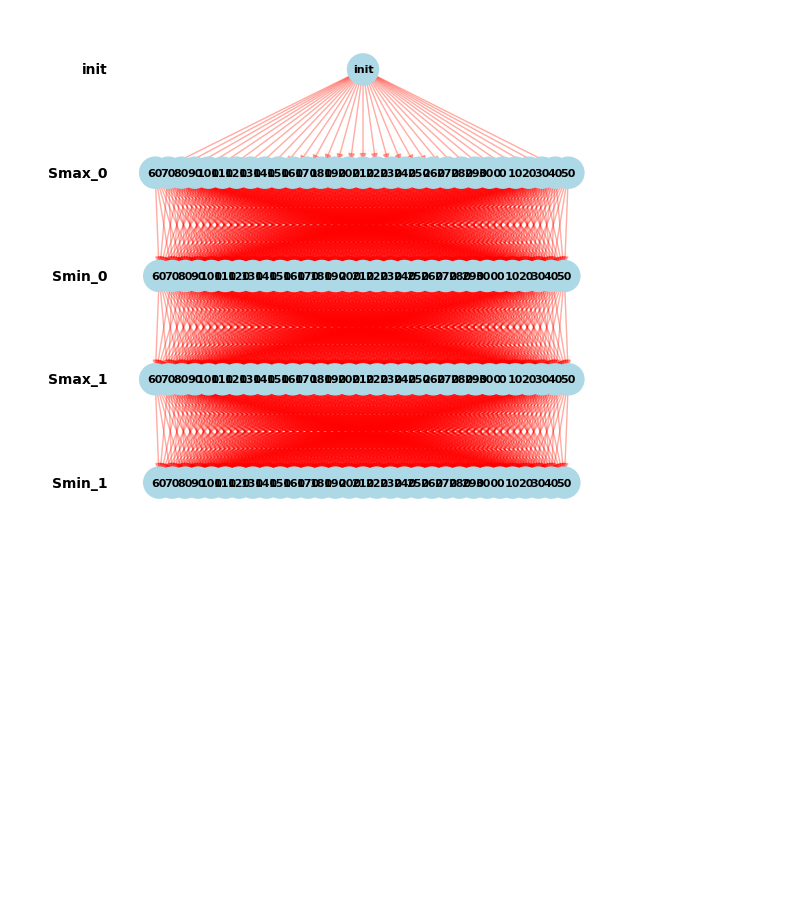
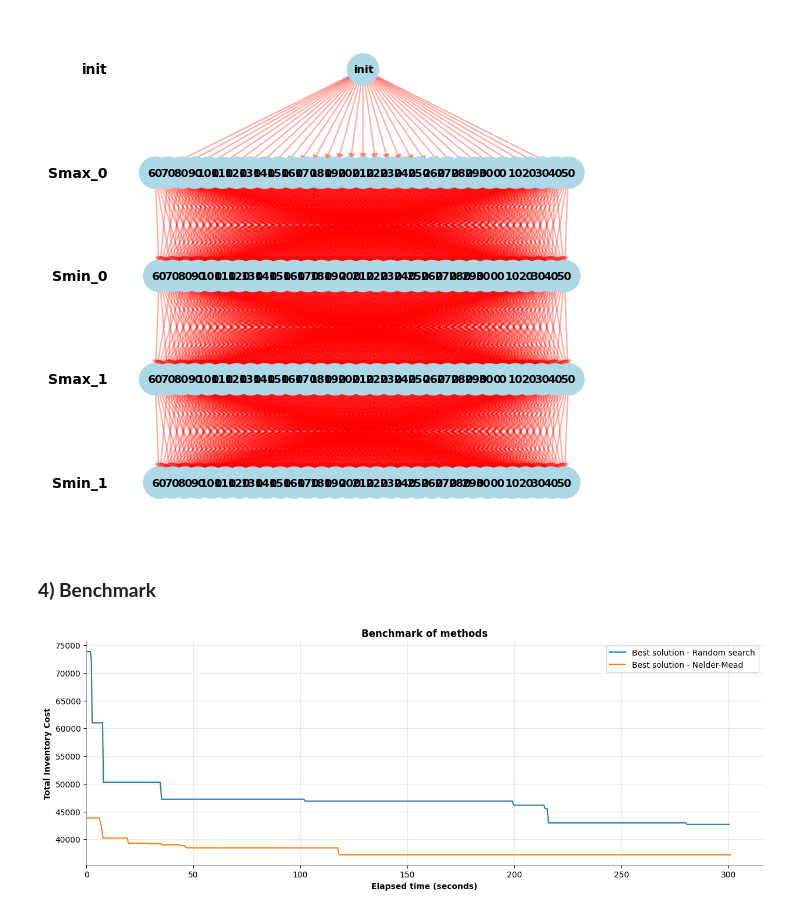
Before and after one commit to yu9800/SELSP_simOpt, a Jupyter notebook: inventory_opt.ipynb, the cells around one changed output. Saved outputs shown, nothing was run; the diff lists cells and outputs as text; code cells hidden in the pictures; blank space fills up the shorter version.

Commit message:
Benchmark

```diff
--- a/inventory_opt.ipynb
+++ b/inventory_opt.ipynb
@@ -505,6 +505,8 @@ def random_opt(flags, config):
     count_same_best = 0
 
     start_time = time.time()  # Get the current time
+
+    iter_times = []  # List to store the times of each iteration
 
     with tqdm(total=flags['n_iter_random'], ncols=70) as pbar:
         ## Main Loop
@@ -527,6 +529,7 @@ def random_opt(flags, config):
             pbar.update(1)
 
             elapsed_time = time.time() - start_time
+            iter_times.append(elapsed_time)  # Save the time of the current iteration
             if elapsed_time >= flags['max_time']:
                 break
 
@@ -538,7 +541,8 @@ def random_opt(flags, config):
                'best_cost': best_cost,
                'best_sl': best_sl,
                'l_best': l_best,
-               'l_all': l_all}
+               'l_all': l_all,
+               'l_time':iter_times}
     return results
 # %%
 results_rand = random_opt(flags, config)
@@ -1069,3 +1075,41 @@ ant_colony.plot_graph()
 # %% [output]
 DiGraph with 125 nodes and 2914 edges
 [figure]
+# %% [markdown]
+### **4) Benchmark**
+# %%
+def plot_benchmark_best(dict_all_methods):
+    # Create a figure and axis object
+    fig, ax = plt.subplots(figsize = (15,5))
+
+
+    # Plot the values as a line graph
+    for method in dict_all_methods:
+        ax.plot(dict_all_methods[method]['l_time'], dict_all_methods[method]['l_best'], label = 'Best solution - ' + method)
+
+    # Set the x and y axis labels
+    ax.set_xlabel('Elapsed time (seconds)', weight = 'bold')
+    ax.set_ylabel('Total Inventory Cost', weight = 'bold')
+
+    # Set the title of the graph
+    ax.set_title('Benchmark of methods', weight = 'bold')
+    ax.legend()
+    ax.set_xlim(left=0)
+    plt.grid(axis='both', alpha=.3)
+
+    # Remove borders
+    plt.gca().spines["top"].set_alpha(0.0)
+    plt.gca().spines["bottom"].set_alpha(0.3)
+    plt.gca().spines["right"].set_alpha(0.0)
+    plt.gca().spines["left"].set_alpha(0.3)
+
+    # Show the graph
+    plt.show()
+# %%
+dict_all_methods = {'Random search': results_rand.copy(),
+                    'Nelder-Mead': results_nm.copy()
+                    }
+
+plot_benchmark_best(dict_all_methods)
+# %% [output]
+[figure, added]
```
Also changed, not shown: parts of 6 cells of this notebook.
